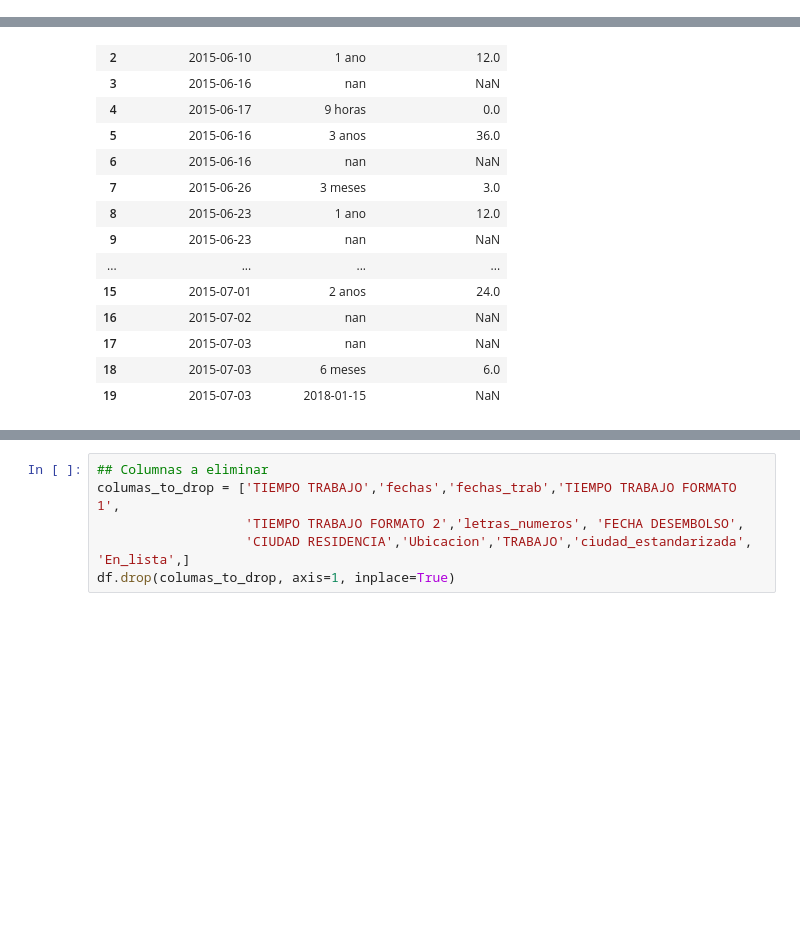
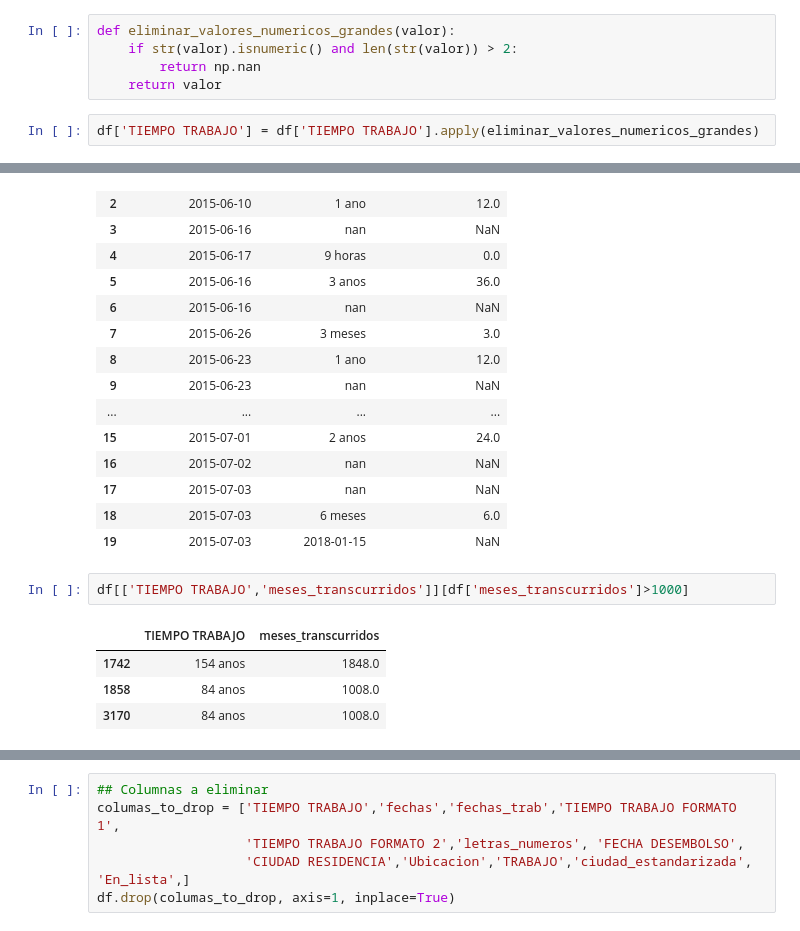
Before and after one commit to josemgoji/Entrega-Final, a Jupyter notebook: datalab/pross_variables_categoricas.ipynb, the cells around one changed output, grey strips where cells are left out. Saved outputs shown, nothing was run; the diff lists cells and outputs as text; blank space fills up the shorter version.

```diff
--- a/datalab/manejoVariablesCategoricas.ipynb
+++ b/datalab/pross_variables_categoricas.ipynb
@@ -249,5 +258,12 @@ df['latitud'].isnull().sum()
 # %% [markdown]
 ## Procesamiento tiempo en trabajo
+# %%
+def eliminar_valores_numericos_grandes(valor):
+    if str(valor).isnumeric() and len(str(valor)) > 2:
+        return np.nan
+    return valor
+# %%
+df['TIEMPO TRABAJO'] = df['TIEMPO TRABAJO'].apply(eliminar_valores_numericos_grandes)
 # %%
 def agregar_anios(valor):
     if str(valor).isnumeric():
@@ -410,6 +425,13 @@ df[['FECHA DESEMBOLSO','TIEMPO TRABAJO','meses_transcurridos']].head(20)
 | 17 | 2015-07-03 | nan | NaN |
 | 18 | 2015-07-03 | 6 meses | 6.0 |
 | 19 | 2015-07-03 | 2018-01-15 | NaN |
+# %%
+df[['TIEMPO TRABAJO','meses_transcurridos']][df['meses_transcurridos']>1000]
+# %% [output]
+|  | TIEMPO TRABAJO | meses_transcurridos |
+| 1742 | 154 anos | 1848.0 |
+| 1858 | 84 anos | 1008.0 |
+| 3170 | 84 anos | 1008.0 |
 # %%
 df.columns
 # %% [output]
```
Also changed, not shown: parts of 46 cells of this notebook.
